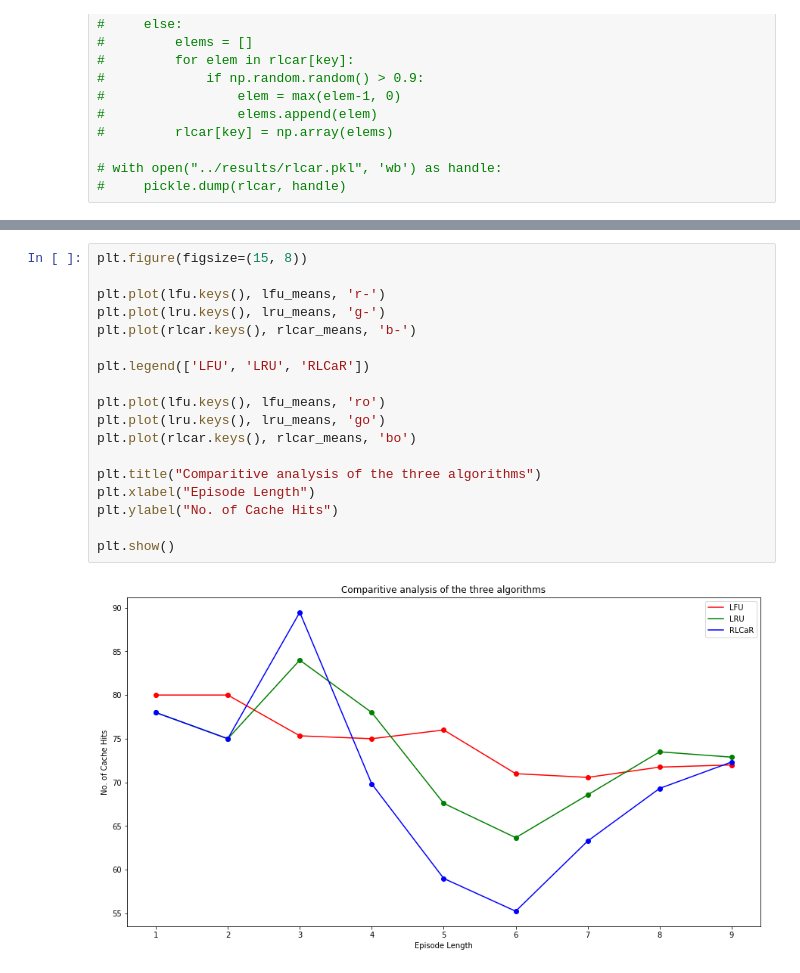
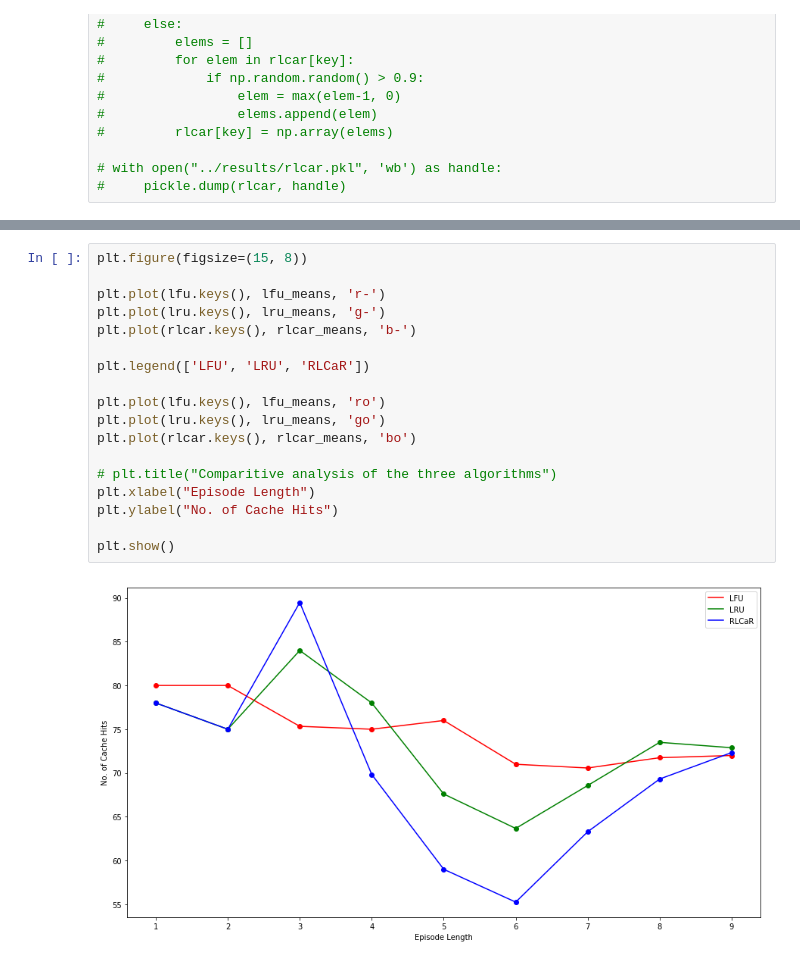
Before and after one commit to sumanyumuku98/RL-CAR, a Jupyter notebook: notebooks/Plot #2.ipynb, the cells around one changed output, grey strips where cells are left out. Drawn from its saved outputs; the diff is of its cells as text.

```diff
--- a/notebooks/Plot #2.ipynb
+++ b/notebooks/Plot #2.ipynb
@@ -107,20 +107,20 @@ plt.show()
 # %%
 plt.figure(figsize=(15, 8))
 
 plt.plot(lfu.keys(), lfu_means, 'r-')
 plt.plot(lru.keys(), lru_means, 'g-')
 plt.plot(rlcar.keys(), rlcar_means, 'b-')
 
 plt.legend(['LFU', 'LRU', 'RLCaR'])
 
 plt.plot(lfu.keys(), lfu_means, 'ro')
 plt.plot(lru.keys(), lru_means, 'go')
 plt.plot(rlcar.keys(), rlcar_means, 'bo')
 
-plt.title("Comparitive analysis of the three algorithms")
+# plt.title("Comparitive analysis of the three algorithms")
 plt.xlabel("Episode Length")
 plt.ylabel("No. of Cache Hits")
 
 plt.show()
 # %% [output]
-[figure, old version]
+[figure, new version]
```
Also changed, not shown: parts of 3 cells of this notebook, 10 other files.
